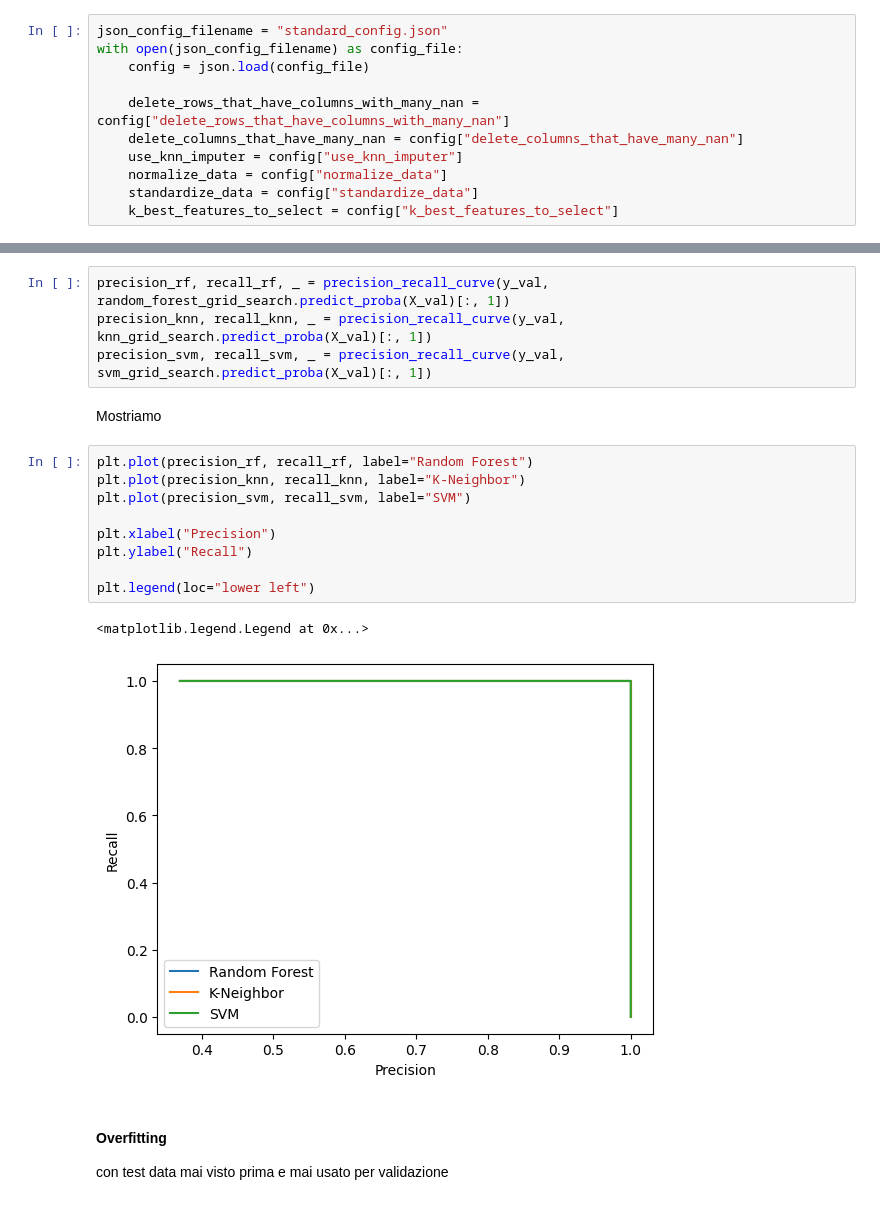
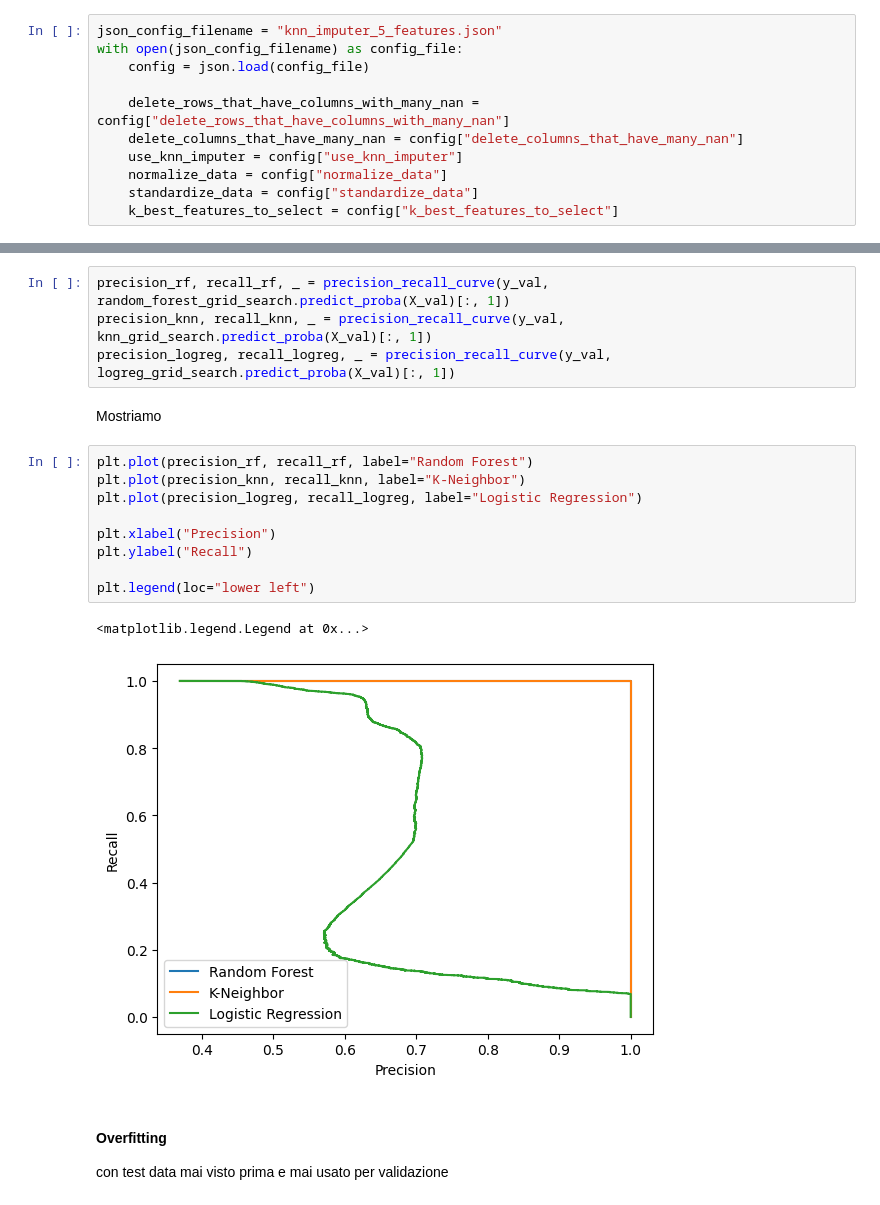
Before and after one commit to MauroPello/mushrooms-classification, a Jupyter notebook: main.ipynb, the cells around one changed output, grey strips where cells are left out. Saved outputs shown, nothing was run; the diff lists cells and outputs as text.

```diff
--- a/main.ipynb
+++ b/main.ipynb
@@ -44,7 +39,7 @@ from sklearn.dummy import DummyClassifier
 # %% [markdown]
 Vengono impostate variabili generali che se modificate cambiano il modello e le scelte
 # %%
-json_config_filename = "standard_config.json"
+json_config_filename = "knn_imputer_5_features.json"
 with open(json_config_filename) as config_file:
     config = json.load(config_file)
 
@@ -650,21 +695,21 @@ dei 3 migliori sempre
 # %%
 precision_rf, recall_rf, _ = precision_recall_curve(y_val, random_forest_grid_search.predict_proba(X_val)[:, 1])
 precision_knn, recall_knn, _ = precision_recall_curve(y_val, knn_grid_search.predict_proba(X_val)[:, 1])
-precision_svm, recall_svm, _ = precision_recall_curve(y_val, svm_grid_search.predict_proba(X_val)[:, 1])
+precision_logreg, recall_logreg, _ = precision_recall_curve(y_val, logreg_grid_search.predict_proba(X_val)[:, 1])
 # %% [markdown]
 Mostriamo
 # %%
 plt.plot(precision_rf, recall_rf, label="Random Forest")
 plt.plot(precision_knn, recall_knn, label="K-Neighbor")
-plt.plot(precision_svm, recall_svm, label="SVM")
+plt.plot(precision_logreg, recall_logreg, label="Logistic Regression")
 
 plt.xlabel("Precision")
 plt.ylabel("Recall")
 
 plt.legend(loc="lower left")
 # %% [output]
 <matplotlib.legend.Legend at 0x...>
-[figure, old version]
+[figure, new version]
 # %% [markdown]
 #### Overfitting
 con test data mai visto prima e mai usato per validazione
```
Also changed, not shown: parts of 21 cells of this notebook.
